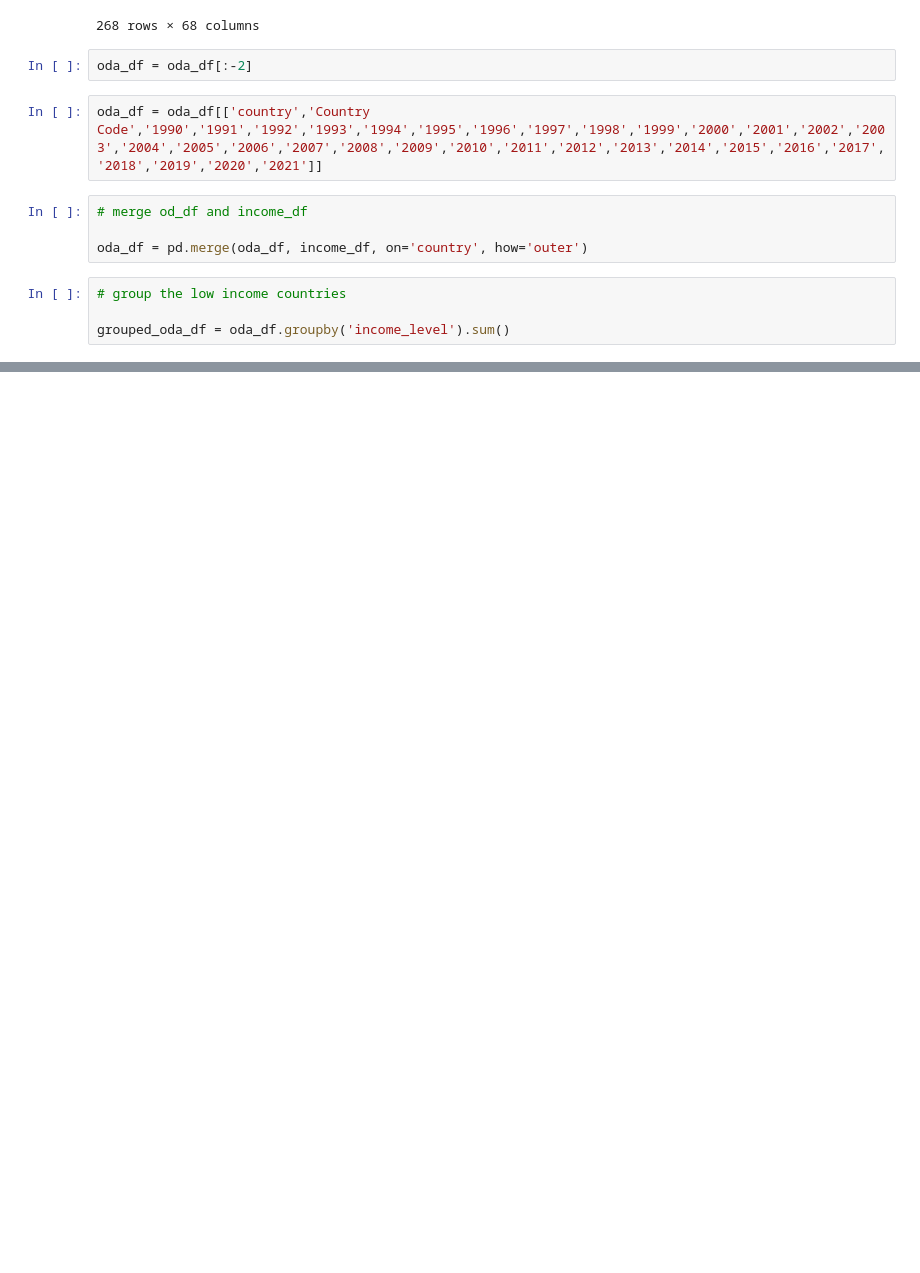
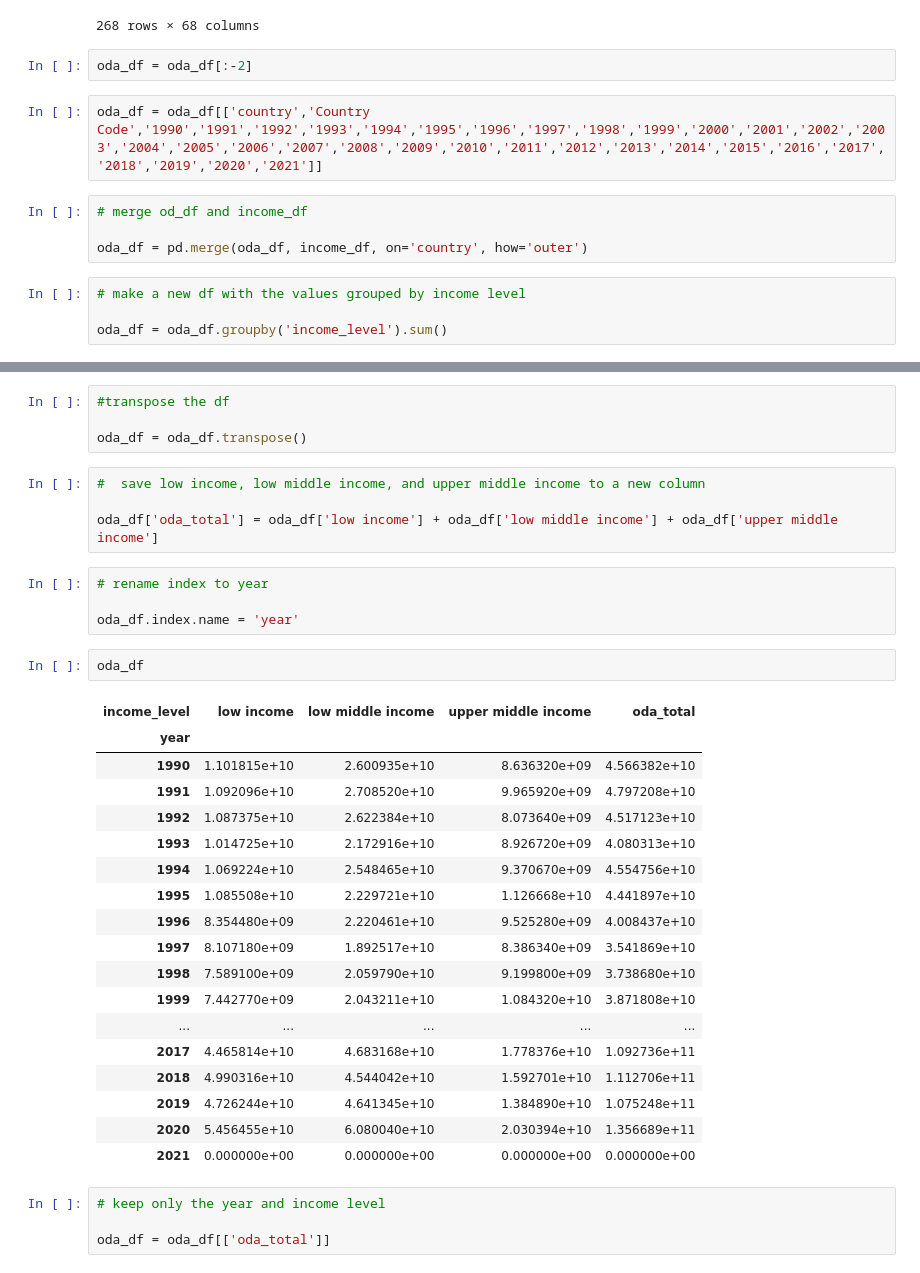
Before and after one commit to kellywaldro/remittances, a Jupyter notebook: merging.ipynb, the cells around one changed output, grey strips where cells are left out. Drawn from its saved outputs; the diff is of its cells as text; blank space fills up the shorter version.

```diff
--- a/merging.ipynb
+++ b/merging.ipynb
@@ -366,6 +362,6 @@ oda_df = oda_df[['country','Country Code','1990','1991','1992','1993','1994','19
 
 oda_df = pd.merge(oda_df, income_df, on='country', how='outer')
 # %%
-# group the low income countries
+# make a new df with the values grouped by income level
 
-grouped_oda_df = oda_df.groupby('income_level').sum()
+oda_df = oda_df.groupby('income_level').sum()
@@ -371,0 +378,37 @@ grouped_oda_df = oda_df.groupby('income_level').sum()
+# %%
+#transpose the df
+
+oda_df = oda_df.transpose()
+# %%
+#  save low income, low middle income, and upper middle income to a new column
+
+oda_df['oda_total'] = oda_df['low income'] + oda_df['low middle income'] + oda_df['upper middle income']
+# %%
+# rename index to year
+
+oda_df.index.name = 'year'
+# %%
+oda_df
+# %% [output]
+| income_level | low income | low middle income | upper middle income | oda_total |
+| year |  |  |  |  |
+| 1990 | 1.101815e+10 | 2.600935e+10 | 8.636320e+09 | 4.566382e+10 |
+| 1991 | 1.092096e+10 | 2.708520e+10 | 9.965920e+09 | 4.797208e+10 |
+| 1992 | 1.087375e+10 | 2.622384e+10 | 8.073640e+09 | 4.517123e+10 |
+| 1993 | 1.014725e+10 | 2.172916e+10 | 8.926720e+09 | 4.080313e+10 |
+| 1994 | 1.069224e+10 | 2.548465e+10 | 9.370670e+09 | 4.554756e+10 |
+| 1995 | 1.085508e+10 | 2.229721e+10 | 1.126668e+10 | 4.441897e+10 |
+| 1996 | 8.354480e+09 | 2.220461e+10 | 9.525280e+09 | 4.008437e+10 |
+| 1997 | 8.107180e+09 | 1.892517e+10 | 8.386340e+09 | 3.541869e+10 |
+| 1998 | 7.589100e+09 | 2.059790e+10 | 9.199800e+09 | 3.738680e+10 |
+| 1999 | 7.442770e+09 | 2.043211e+10 | 1.084320e+10 | 3.871808e+10 |
+| ... | ... | ... | ... | ... |
+| 2017 | 4.465814e+10 | 4.683168e+10 | 1.778376e+10 | 1.092736e+11 |
+| 2018 | 4.990316e+10 | 4.544042e+10 | 1.592701e+10 | 1.112706e+11 |
+| 2019 | 4.726244e+10 | 4.641345e+10 | 1.384890e+10 | 1.075248e+11 |
+| 2020 | 5.456455e+10 | 6.080040e+10 | 2.030394e+10 | 1.356689e+11 |
+| 2021 | 0.000000e+00 | 0.000000e+00 | 0.000000e+00 | 0.000000e+00 |
+# %%
+# keep only the year and income level
+
+oda_df = oda_df[['oda_total']]
```
Also changed, not shown: parts of 9 cells of this notebook, 1 other file.
